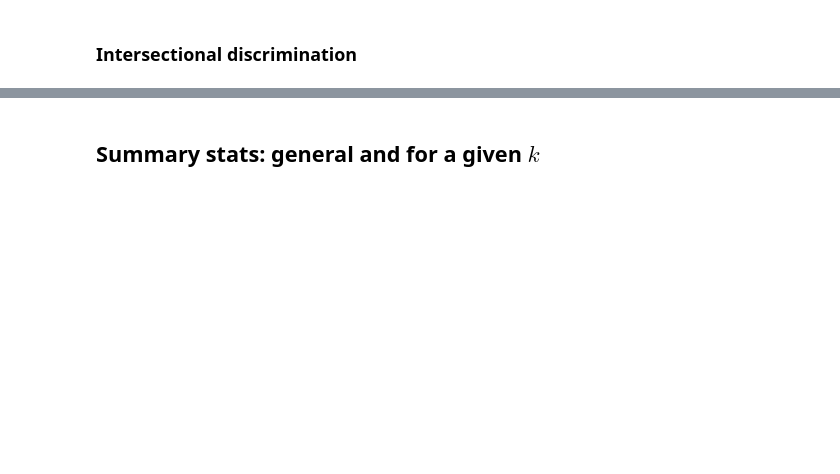
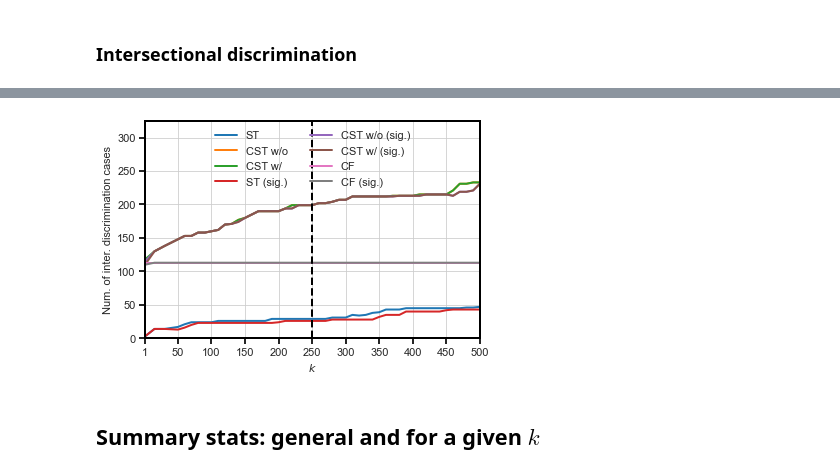
Before and after one commit to cc-jalvarez/counterfactual-situation-testing, a Jupyter notebook: src/analysis_law_school.ipynb, the cells around one changed output, grey strips where cells are left out. Cells and saved outputs as stored; diff of their text form; code cells hidden in the pictures; blank space fills up the shorter version.

```diff
--- a/src/analysis_law_school.ipynb
+++ b/src/analysis_law_school.ipynb
@@ -363,20 +370,24 @@ plt.show()
 # %%
 plt.plot(inter_k_results['k'], inter_k_results['ST'], label='ST')
 plt.plot(inter_k_results['k'], inter_k_results['CSTwo'], label='CST w/o')
 plt.plot(inter_k_results['k'], inter_k_results['CSTwi'], label='CST w/')
 plt.plot(inter_k_results['k'], inter_k_results['ST_sig'], label='ST (sig.)')
 plt.plot(inter_k_results['k'], inter_k_results['CSTwo_sig'], label='CST w/o (sig.)')
 plt.plot(inter_k_results['k'], inter_k_results['CSTwi_sig'], label='CST w/ (sig.)')
+plt.plot(inter_k_results['k'], inter_k_results['CF'], label='CF')
+plt.plot(inter_k_results['k'], inter_k_results['CF_sig'], label='CF (sig.)')
 plt.xlim(K_l, k_u)
 plt.xticks(x_axis)
 plt.xlabel("$k$")
-plt.ylim(0, 250) #inter_k_results.iloc[-1].max() + 15)
+plt.ylim(0, 325) #inter_k_results.iloc[-1].max() + 15)
 plt.ylabel("Num. of inter. discrimination cases")
-plt.axvline(x=250, linestyle='--', color='black', label='$k=250$')
-plt.legend()
-# plt.title('CST w/o vs CST w/')
-# plt.savefig(os.path.join(figu_path, 'R_TwoCST_delta_versus_k.png'), dpi=300, bbox_inches='tight')
+plt.axvline(x=250, linestyle='--', color='black')
+plt.legend(loc='upper center', ncol=2, fancybox=True)
+# plt.legend()
+plt.savefig(os.path.join(figu_path, 'Inter_all_nums_versus_k.png'), dpi=300, bbox_inches='tight')
 plt.show()
+# %% [output]
+[figure, added]
 # %% [markdown]
 ## Summary stats: general and for a given $k$
 # %%
```
Also changed, not shown: parts of 5 cells of this notebook.
